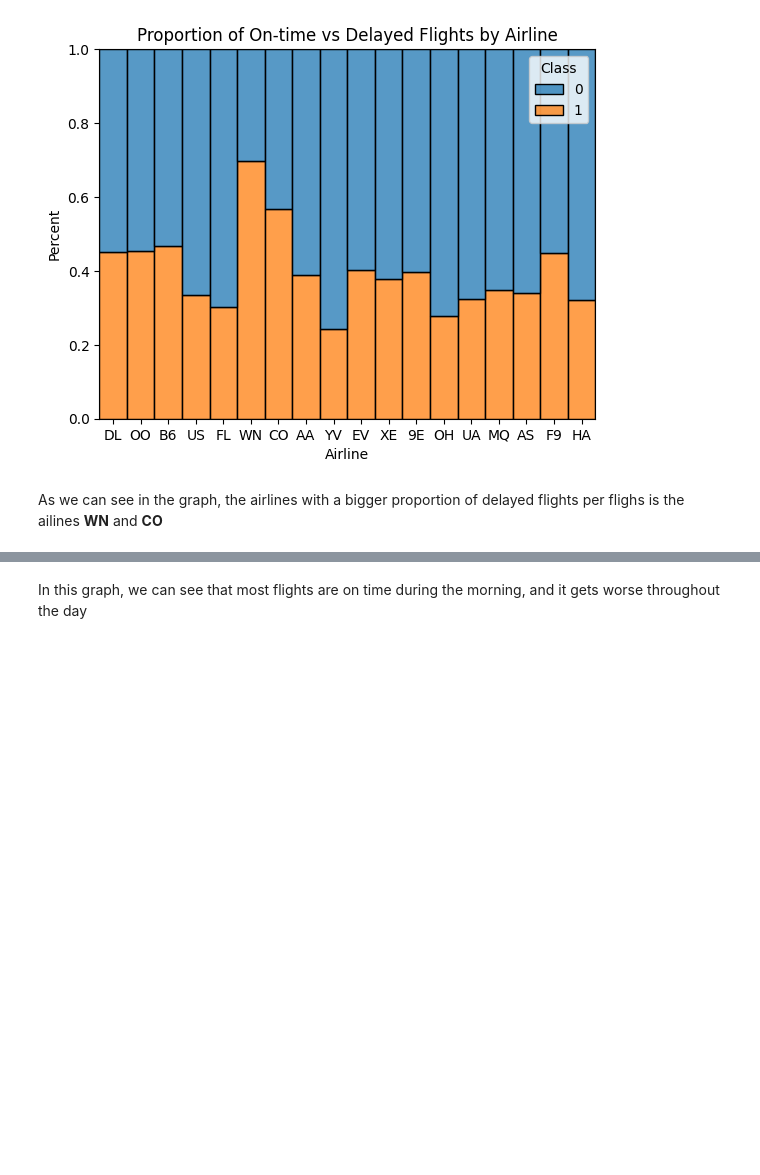
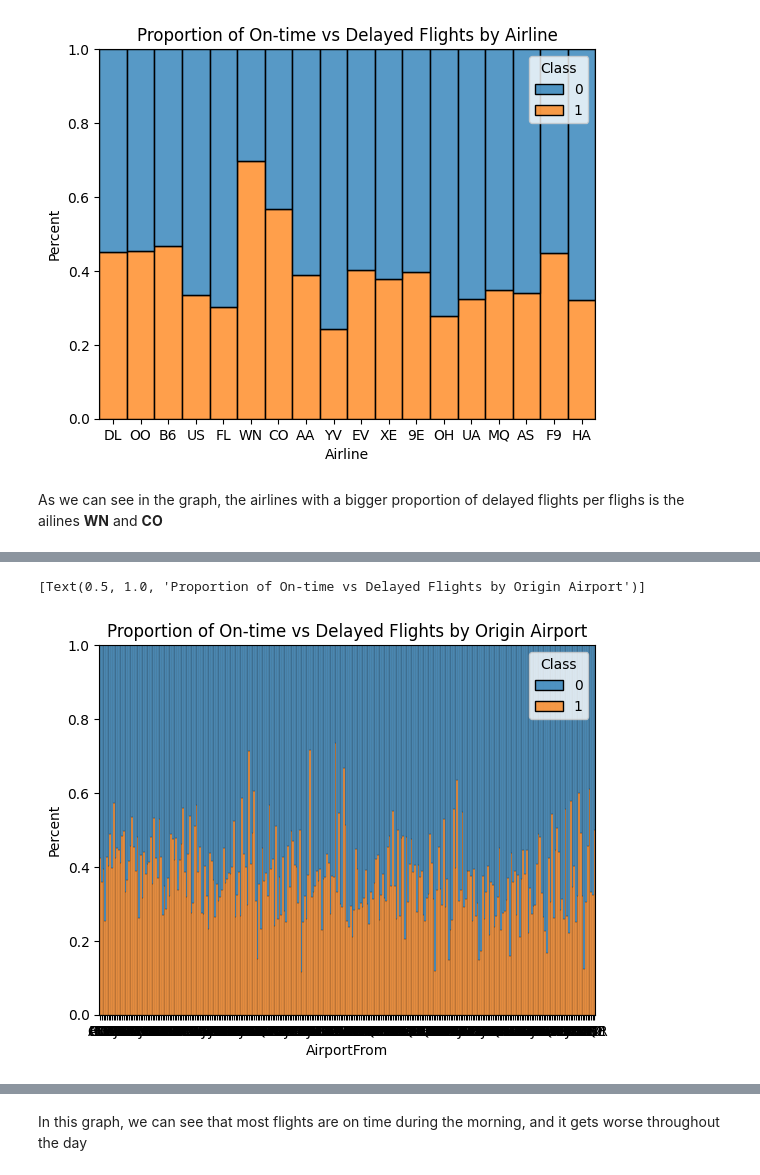
Before and after one commit to beatrizfontao/FEUP-IA, a Jupyter notebook: proj2/airline_delay_notebook.ipynb, the cells around one changed output, grey strips where cells are left out. Drawn from its saved outputs; the diff is of its cells as text; code cells hidden in the pictures; blank space fills up the shorter version.

```diff
--- a/proj2/airline_delay_notebook.ipynb
+++ b/proj2/airline_delay_notebook.ipynb
@@ -201,0 +226,8 @@ sb.histplot(data=df, x="Time", stat="percent", multiple="fill", hue="Class")
+# %%
+sb.histplot(data=df, x="AirportFrom",
+             stat="percent",
+             multiple="fill",
+             hue="Class").set(title='Proportion of On-time vs Delayed Flights by Origin Airport')
+# %% [output]
+[Text(0.5, 1.0, 'Proportion of On-time vs Delayed Flights by Origin Airport')]
+[figure, added]
```
Also changed, not shown: parts of 83 cells of this notebook, 9 other files.
